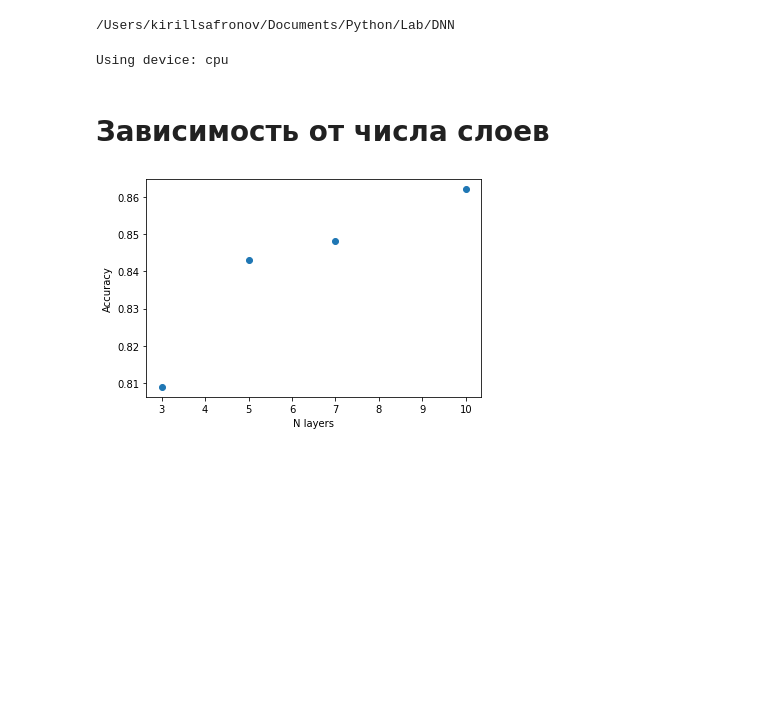
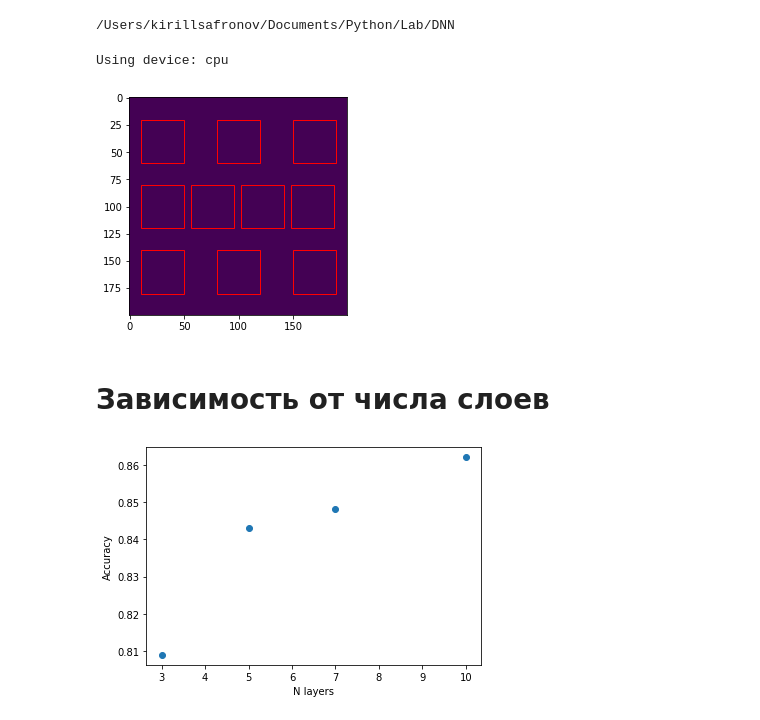
Before and after one commit to Kir7a/DNN, a Jupyter notebook: notebooks/Results visualization.ipynb, the cells around one changed output. Cells and saved outputs as stored; diff of their text form; code cells hidden in the pictures; blank space fills up the shorter version.

```diff
--- a/notebooks/Results visualization.ipynb
+++ b/notebooks/Results visualization.ipynb
@@ -41,3 +38,14 @@ labels_image_tensors = get_detector_imgs(detector_pos, N_pixels).to(device)
+# %%
+det_size = 40
+edge_x = 10
+edge_y = 20
+labels_image_tensors, detector_pos = get_detector_imgs(det_size = det_size,
+                                                       edge_x = edge_x ,
+                                                       edge_y = edge_y,
+                                                       N_pixels = N_pixels)
+labels_image_tensors = labels_image_tensors.to(device)
+# %% [output]
+[figure, added]
 # %% [markdown]
 # Зависимость от числа слоев
 # %%
```
Also changed, not shown: parts of 16 cells of this notebook, 1 other file.
